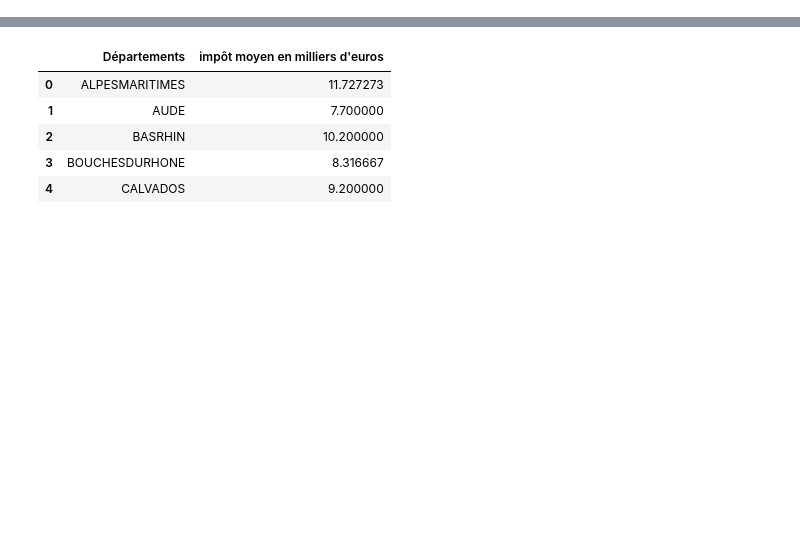
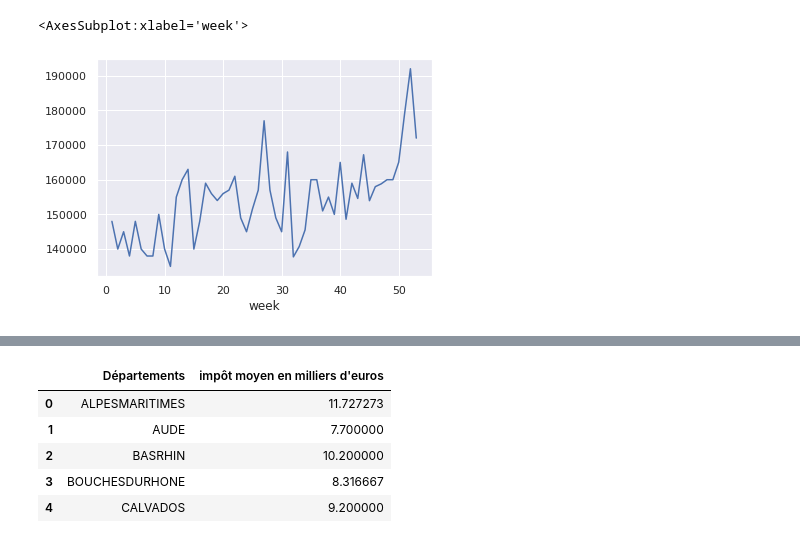
Before and after one commit to qangelot/real_estate_streamlit, a Jupyter notebook: other_datasets.ipynb, the cells around one changed output, grey strips where cells are left out. Cells and saved outputs as stored; diff of their text form; code cells hidden in the pictures; blank space fills up the shorter version.

Commit message:
changing ggregation of data for time series analysis

```diff
--- a/other_datasets.ipynb
+++ b/other_datasets.ipynb
@@ -9,7 +9,16 @@ from sklearn.ensemble import GradientBoostingRegressor
 pd.set_option('display.max_columns', None)
 pd.set_option('display.max_rows', None)
 # %%
-dvf = pd.read_csv('./data/sample_2020.csv', low_memory=False)
+dvf = pd.read_csv('app/data/clean_sample_2020.csv', low_memory=False)
+# %%
+dvf.set_index('date_mutation', inplace=True)
+# %%
+dvf.index = pd.to_datetime(dvf.index)
+dvf['week'] = dvf.index.week
+dvf.groupby('week')['valeur_fonciere'].median().plot()
+# %% [output]
+<AxesSubplot:xlabel='week'>
+[figure, added]
 # %%
 isf = pd.read_csv('./data/isf_2020.csv')
 isf.head()
```
Also changed, not shown: 4 other files.
